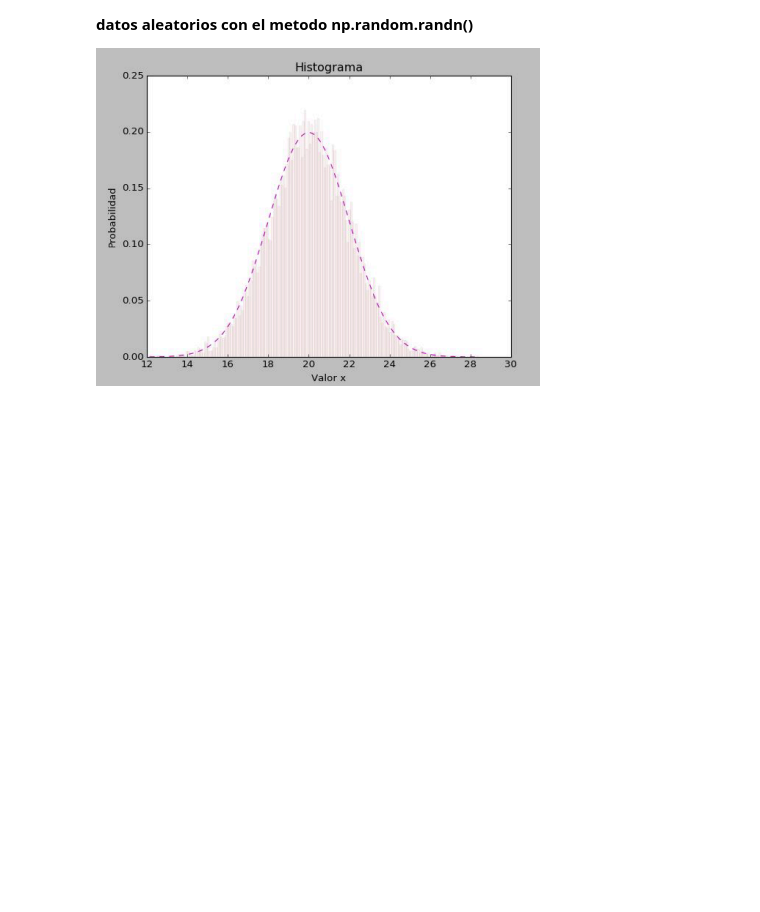
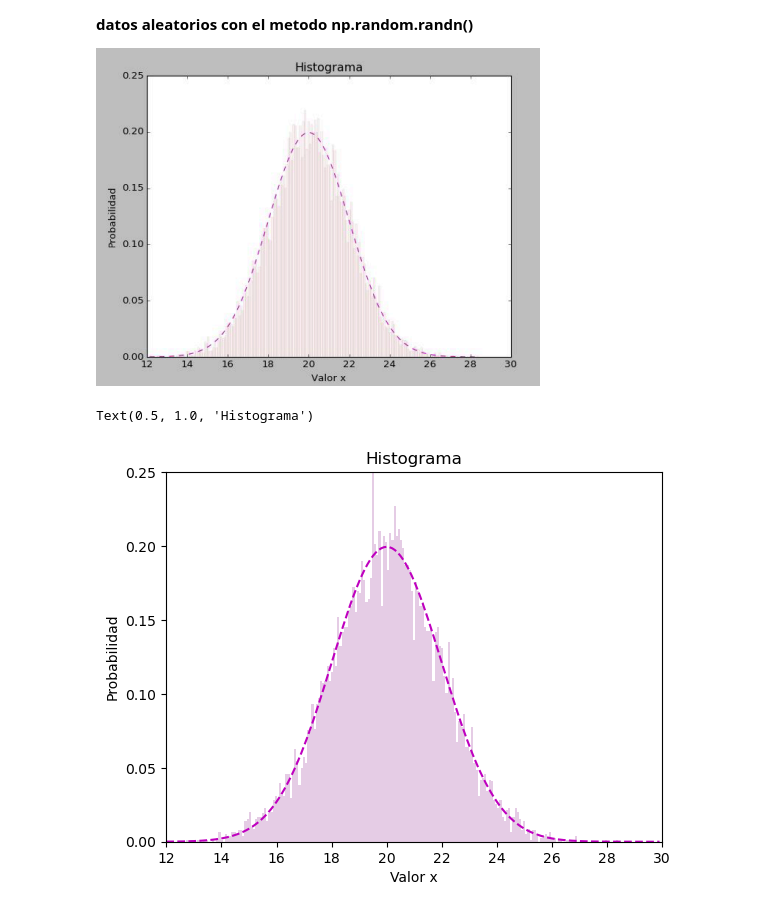
Before and after one commit to CarmenSRU/TareasParcial2Repaso, a Jupyter notebook: Matplot.ipynb, the cells around one changed output. Drawn from its saved outputs; the diff is of its cells as text; code cells hidden in the pictures; blank space fills up the shorter version.

```diff
--- a/Matplot.ipynb
+++ b/Matplot.ipynb
@@ -38,0 +34,14 @@ plt.plot(x,data)
+# %%
+mu, sigma = 20, 2
+x = mu + sigma * np.random.randn(10000)
+xr = np.arange(12,30,0.1)
+plt.hist(x, bins=200, density=True, alpha=0.2, color="purple")
+plt.plot(xr,(1/(sigma * np.sqrt(2 * np.pi))) * np.exp(-0.5 * ((xr - mu)/sigma)**2),"m--")
+plt.xlim(12, 30)
+plt.ylim(0, 0.25)
+plt.xlabel('Valor x')
+plt.ylabel('Probabilidad')
+plt.title('Histograma')
+# %% [output]
+Text(0.5, 1.0, 'Histograma')
+[figure, added]
```
Also changed, not shown: parts of 1 cell of this notebook.
